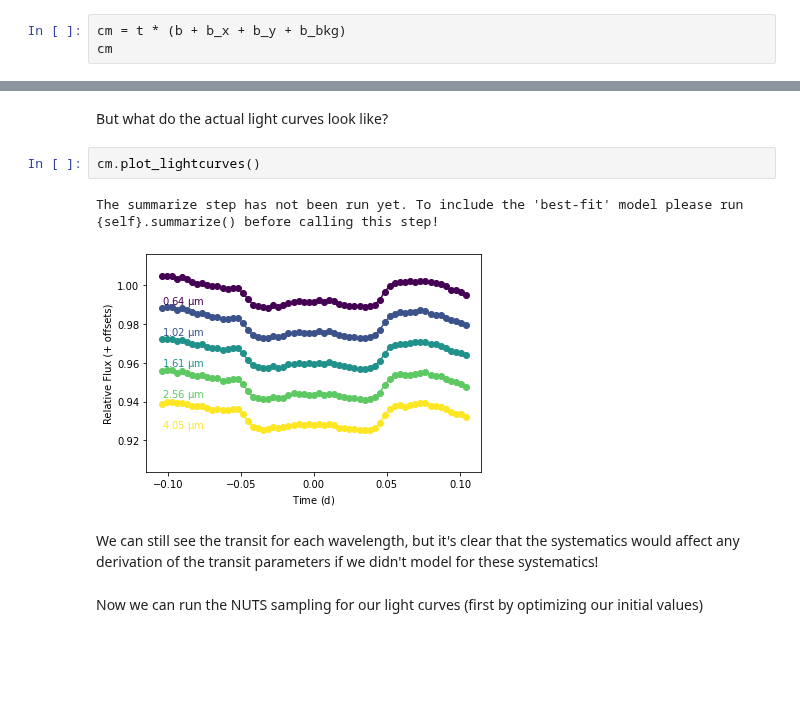
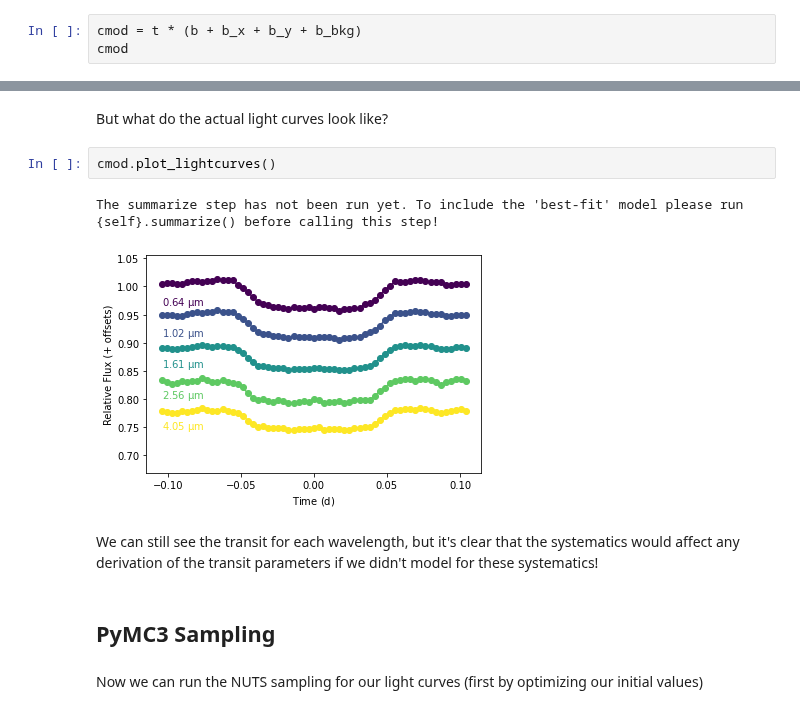
Before and after one commit to catrionamurray/chromatic_fitting, a Jupyter notebook: docs/tutorial_for_combining_models.ipynb, the cells around one changed output, grey strips where cells are left out. Saved outputs shown, nothing was run; the diff lists cells and outputs as text; blank space fills up the shorter version.

```diff
--- a/docs/tutorial_for_combining_models.ipynb
+++ b/docs/tutorial_for_combining_models.ipynb
@@ -85,8 +88,8 @@ b_bkg.setup_parameters(
 # %% [markdown]
 We can combine the models by using the standard arithmetic operators: +, -, * and /. In this case I will multiply the transit model by the sum of all the systematic polynomials. *Note: we have to be careful here not to have multiple different variables that all describe some constant offset.* For example, in the transit model we have the 'baseline' parameter that determines the out-of-transit constant flux. But in the polynomials we can also fit for the 0th order flux, 'p_0'. We should be careful not to fit for both! (By default 'p_0' will be set to 0.0 in the models where we don't define it.)
 # %%
-cm = t * (b + b_x + b_y + b_bkg)
-cm
+cmod = t * (b + b_x + b_y + b_bkg)
+cmod
 # %% [output]
 <chromatic combined model 'combined' 🌈, models: <chromatic polynomial model 'stime' 🌈> + <chromatic polynomial model 'sx' 🌈> + <chromatic polynomial model 'sy' 🌈> + <chromatic polynomial model 'sbkg'  ...
 # %% [markdown]
@@ -154,12 +180,14 @@ We've got our polynomial parameters (`stime_p_1, sx_p_1, sy_p_1, sbkg_p_1`), our
 # %% [markdown]
 But what do the actual light curves look like?
 # %%
-cm.plot_lightcurves()
+cmod.plot_lightcurves()
 # %% [output]
 The summarize step has not been run yet. To include the 'best-fit' model please run {self}.summarize() before calling this step!
-[figure, old version]
+[figure, new version]
 # %% [markdown]
 We can still see the transit for each wavelength, but it's clear that the systematics would affect any derivation of the transit parameters if we didn't model for these systematics!
+# %% [markdown]
+## PyMC3 Sampling
 # %% [markdown]
 Now we can run the NUTS sampling for our light curves (first by optimizing our initial values)
 # %%
```
Also changed, not shown: parts of 38 cells of this notebook, 32 other files.
